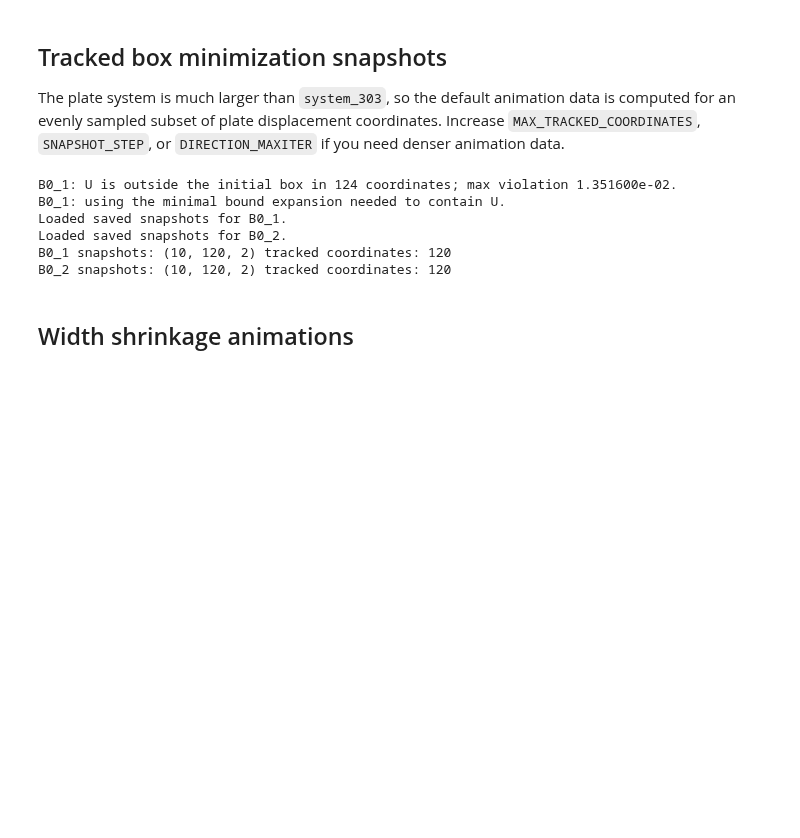
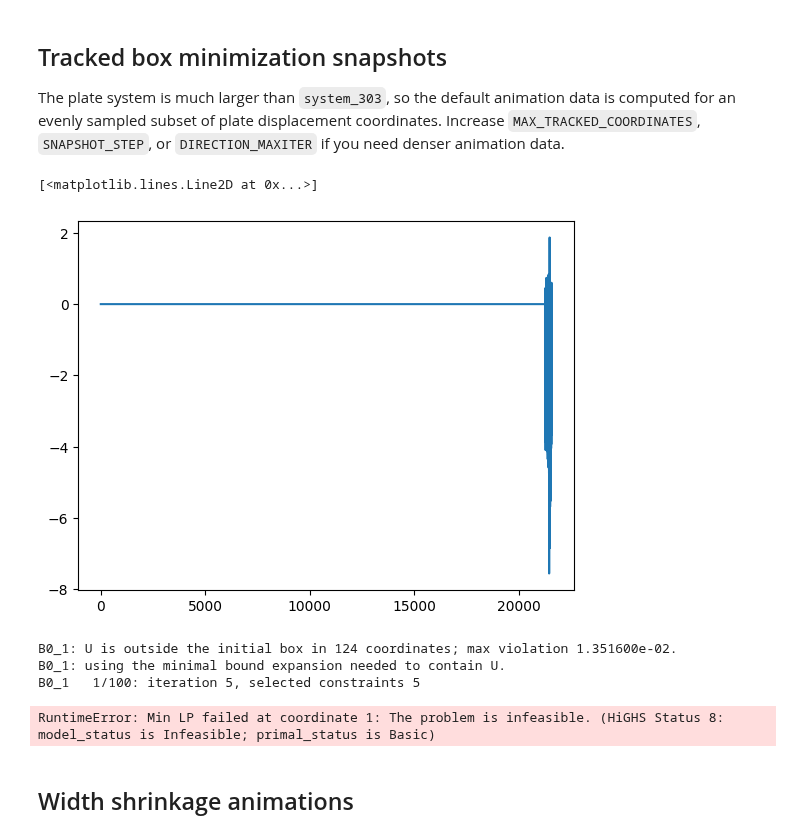
Before and after one commit to GATE-Digital-Twin-Lab/cg-hyperbox-simulations, a Jupyter notebook: system_plate_solver_v2.ipynb, the cells around one changed output. Saved outputs shown, nothing was run; the diff lists cells and outputs as text; code cells hidden in the pictures; blank space fills up the shorter version.

```diff
--- a/system_plate_solver_v2.ipynb
+++ b/system_plate_solver_v2.ipynb
@@ -485,12 +508,17 @@ def coordinate_bounds_for_indices_from_relaxed_constraints_unit_box(
         tracked_upper[out_i] = ell[coordinate] + widths[coordinate] * z_max
 
     return np.column_stack([tracked_lower, tracked_upper])
+# %%
+plt.plot(A@U - b)
+# %% [output]
+[<matplotlib.lines.Line2D at 0x...>]
+[figure, added]
 # %%
 DOFS_PER_NODE = 2
 TRACK_COMPONENT_REMAINDER = 1
 MAX_TRACKED_COORDINATES = 120
-SNAPSHOT_STEP = 50
-REUSE_SAVED_SNAPSHOTS = True
+SNAPSHOT_STEP = 5
+REUSE_SAVED_SNAPSHOTS = False
 EXPAND_BOXES_TO_CONTAIN_REFERENCE = True
 
 
@@ -633,10 +661,8 @@ for box_name, result in box_results.items():
 # %% [output]
 B0_1: U is outside the initial box in 124 coordinates; max violation 1.351600e-02.
 B0_1: using the minimal bound expansion needed to contain U.
-Loaded saved snapshots for B0_1.
-Loaded saved snapshots for B0_2.
-B0_1 snapshots: (10, 120, 2) tracked coordinates: 120
-B0_2 snapshots: (10, 120, 2) tracked coordinates: 120
+B0_1   1/100: iteration 5, selected constraints 5
+RuntimeError: Min LP failed at coordinate 1: The problem is infeasible. (HiGHS Status 8: model_status is Infeasible; primal_status is Basic)
 # %% [markdown]
 ## Width shrinkage animations
 # %%
```
Also changed, not shown: parts of 9 cells of this notebook, 10 other files.
